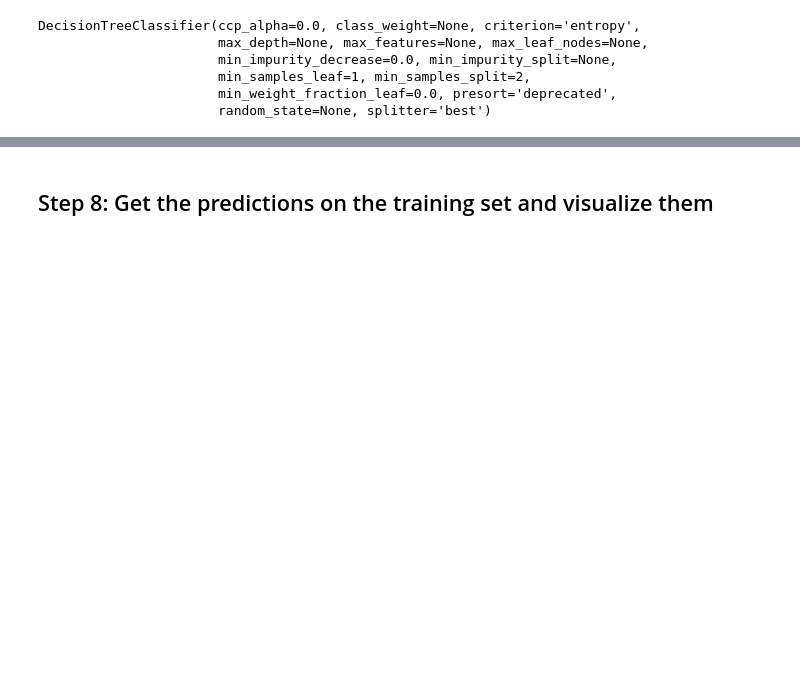
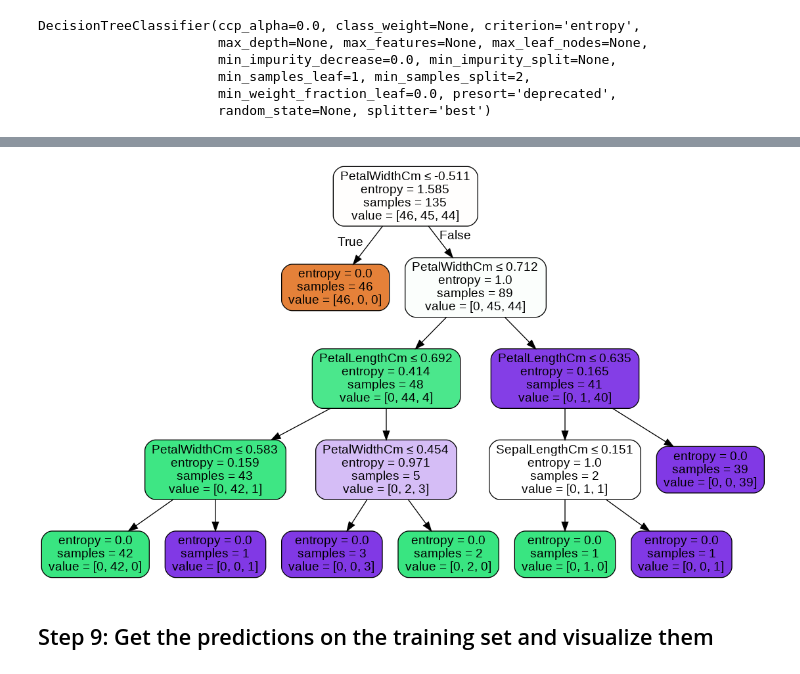
Before and after one commit to Hritaban02/Iris-Decision-Tree-Classifier, a Jupyter notebook: Decision_Tree_Algorithm.ipynb, the cells around one changed output, grey strips where cells are left out. Drawn from its saved outputs; the diff is of its cells as text; code cells hidden in the pictures; blank space fills up the shorter version.

```diff
--- a/Decision_Tree_Algorithm.ipynb
+++ b/Decision_Tree_Algorithm.ipynb
@@ -171,5 +101,21 @@ DecisionTreeClassifier(ccp_alpha=0.0, class_weight=None, criterion='entropy',
+# %%
+# Import necessary libraries for graph viz
+from sklearn.externals.six import StringIO
+from IPython.display import Image
+from sklearn.tree import export_graphviz
+import pydotplus
+
+# Visualize the graph
+dot_data = StringIO()
+export_graphviz(classifier, out_file=dot_data, feature_names=list(dataset.columns[1:-1].values),
+                filled=True, rounded=True,
+                special_characters=True)
+graph = pydotplus.graph_from_dot_data(dot_data.getvalue())
+Image(graph.create_png())
+# %% [output]
+[figure, added]
 # %% [markdown]
-## Step 8: Get the predictions on the training set and visualize them
+## Step 9: Get the predictions on the training set and visualize them
 # %%
 y_pred_train = classifier.predict(x_train)
 print(y_pred_train)
```
Also changed, not shown: parts of 17 cells of this notebook.
